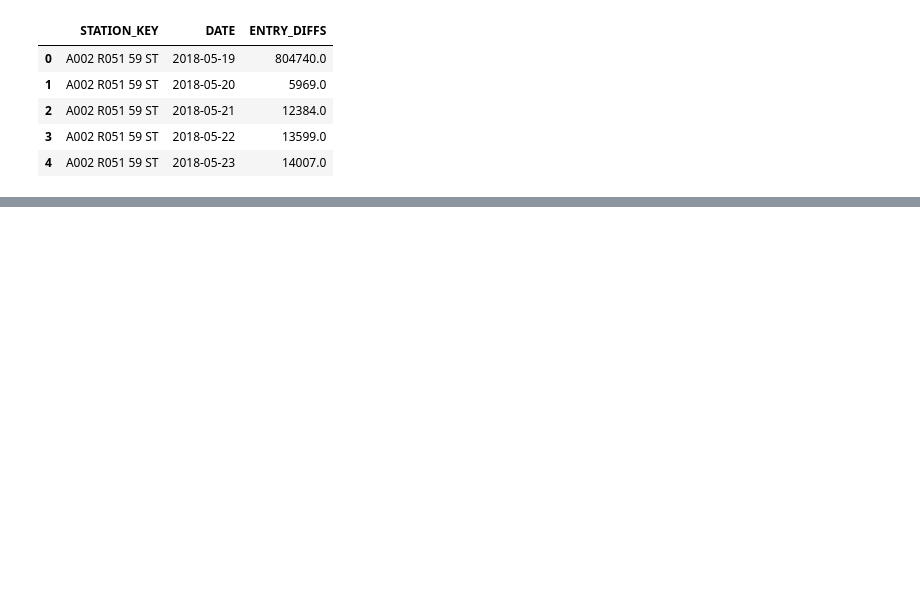
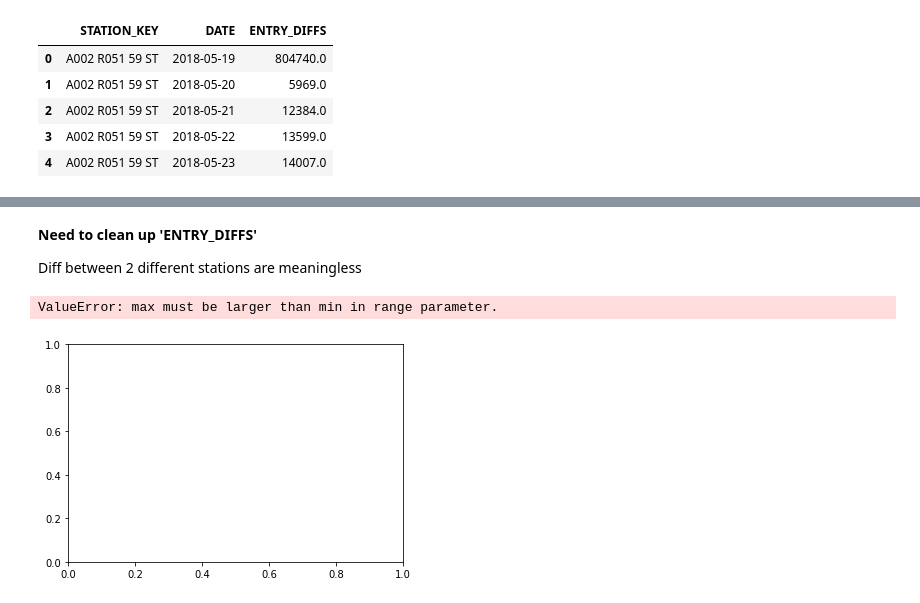
Before and after one commit to luketibbott/benson, a Jupyter notebook: benson-KF.ipynb, the cells around one changed output, grey strips where cells are left out. Cells and saved outputs as stored; diff of their text form; code cells hidden in the pictures; blank space fills up the shorter version.

```diff
--- a/benson-KF.ipynb
+++ b/benson-KF.ipynb
@@ -77,0 +89,9 @@ grp1.head()
+# %% [markdown]
+**Need to clean up 'ENTRY_DIFFS'**
+
+Diff between 2 different stations are meaningless
+# %%
+plt.hist(df['ENTRY_DIFFS'])
+# %% [output]
+ValueError: max must be larger than min in range parameter.
+[figure, added]
```
Also changed, not shown: parts of 11 cells of this notebook.
